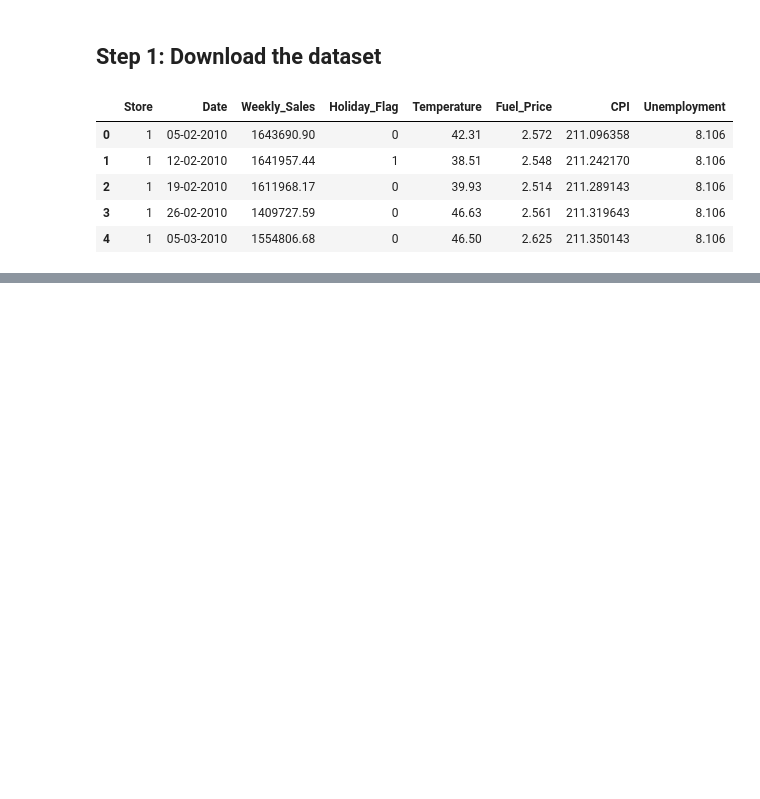
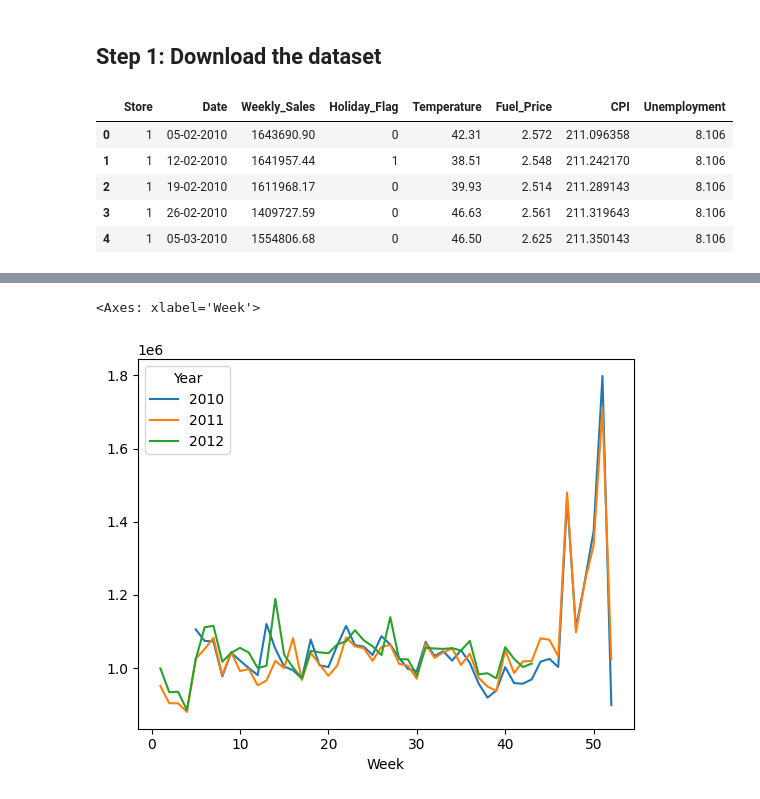
Before and after one commit to Omeesha28/Final_project, a Jupyter notebook: main.ipynb, the cells around one changed output, grey strips where cells are left out. Cells and saved outputs as stored; diff of their text form; code cells hidden in the pictures; blank space fills up the shorter version.

```diff
--- a/main.ipynb
+++ b/main.ipynb
@@ -64,0 +101,7 @@ plt.show()
+# %%
+#What are the highest performing weeks? (sales by weeks)
+weekly_sales = pd.pivot_table(df, values = "Weekly_Sales", columns = "Year", index = "Week")
+weekly_sales.plot()
+# %% [output]
+<Axes: xlabel='Week'>
+[figure, added]
```
Also changed, not shown: parts of 7 cells of this notebook.
